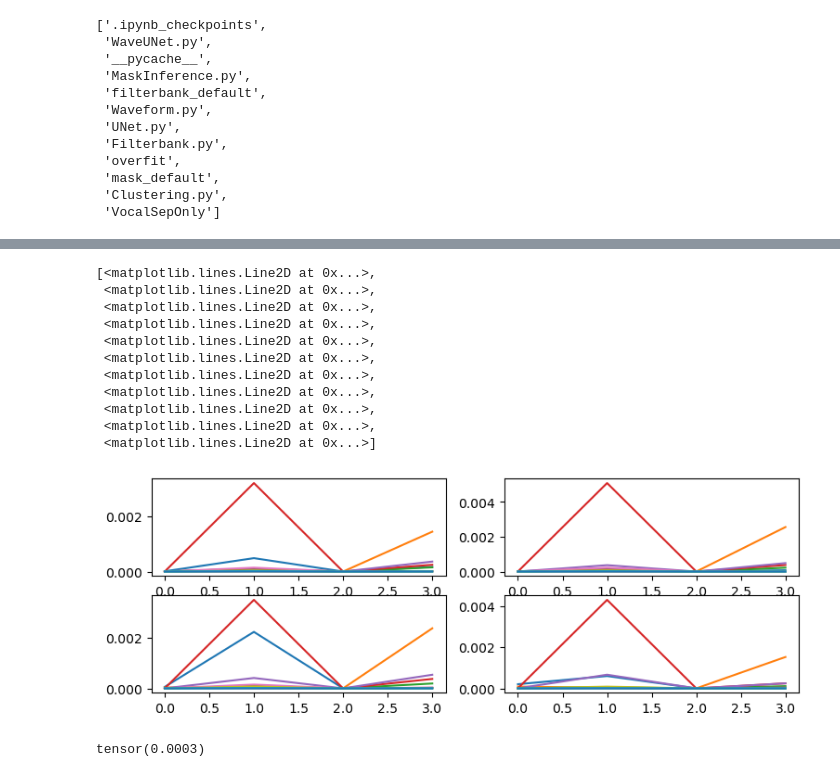
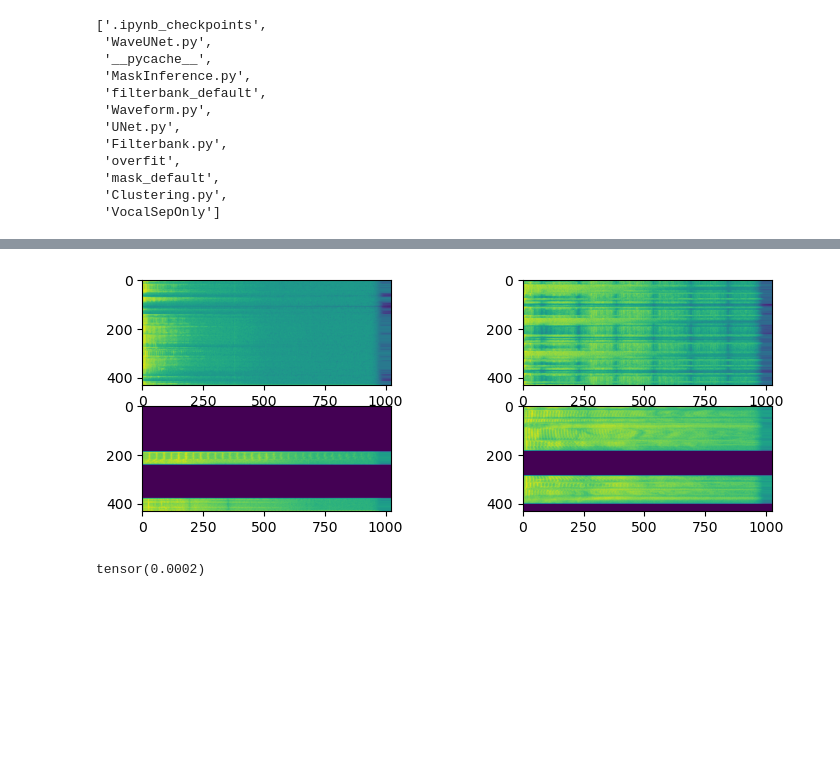
Before and after one commit to kstone40/audio_isolation, a Jupyter notebook: Evaluate_Fit_Model.ipynb, the cells around one changed output, grey strips where cells are left out. Cells and saved outputs as stored; diff of their text form; code cells hidden in the pictures; blank space fills up the shorter version.

```diff
--- a/Evaluate_Fit_Model.ipynb
+++ b/Evaluate_Fit_Model.ipynb
@@ -41,7 +39,7 @@ os.listdir('models/')
 # %%
 model_name = 'overfit'
 #model_name = 'filterbank_default'
-model_name = 'mask_default'
+#model_name = 'mask_default'
 # %%
 model_path = 'models/'+model_name+'/checkpoints/latest.model.pth'
 config_path = 'models/'+model_name+'/configs.yml'
@@ -162,7 +160,14 @@ target = batch[target_key].detach().numpy()
 # %%
-fig, axs = plt.subplots(2,2,figsize=(9,3))
-axs[0,0].plot(out.squeeze()[0,::100].T)
-axs[0,1].plot(out.squeeze()[1,::100].T)
-axs[1,0].plot(out.squeeze()[2,::100].T)
-axs[1,1].plot(out.squeeze()[3,::100].T)
+if model_type in waveform_models:
+    fig, axs = plt.subplots(2,2,figsize=(9,3))
+    axs[0,0].plot(out.squeeze()[0,::100].T)
+    axs[0,1].plot(out.squeeze()[1,::100].T)
+    axs[1,0].plot(out.squeeze()[2,::100].T)
+    axs[1,1].plot(out.squeeze()[3,::100].T)
+else:
+    fig, axs = plt.subplots(2,2,figsize=(9,3))
+    axs[0,0].imshow(np.log(out.squeeze().T[0]+1e-16).T)
+    axs[0,1].imshow(np.log(out.squeeze().T[1]+1e-16).T)
+    axs[1,0].imshow(np.log(out.squeeze().T[2]+1e-16).T)
+    axs[1,1].imshow(np.log(out.squeeze().T[3]+1e-16).T)
 # %% [output]
@@ -181,22 +175,18 @@ axs[1,1].plot(out.squeeze()[3,::100].T)
 # %%
-fig, axs = plt.subplots(2,2,figsize=(9,3))
-axs[0,0].plot(target.squeeze()[0,::100].T)
-axs[0,1].plot(target.squeeze()[1,::100].T)
-axs[1,0].plot(target.squeeze()[2,::100].T)
-axs[1,1].plot(target.squeeze()[3,::100].T)
+if model_type in waveform_models:
+    fig, axs = plt.subplots(2,2,figsize=(9,3))
+    axs[0,0].plot(target.squeeze()[0,::100].T)
+    axs[0,1].plot(target.squeeze()[1,::100].T)
+    axs[1,0].plot(target.squeeze()[2,::100].T)
+    axs[1,1].plot(target.squeeze()[3,::100].T)
+else:
+    fig, axs = plt.subplots(2,2,figsize=(9,3))
+    axs[0,0].imshow(np.log(target.squeeze().T[0]+1e-16).T)
+    axs[0,1].imshow(np.log(target.squeeze().T[1]+1e-16).T)
+    axs[1,0].imshow(np.log(target.squeeze().T[2]+1e-16).T)
+    axs[1,1].imshow(np.log(target.squeeze().T[3]+1e-16).T)
 # %% [output]
-[<matplotlib.lines.Line2D at 0x...>,
- <matplotlib.lines.Line2D at 0x...>,
- <matplotlib.lines.Line2D at 0x...>,
- <matplotlib.lines.Line2D at 0x...>,
- <matplotlib.lines.Line2D at 0x...>,
- <matplotlib.lines.Line2D at 0x...>,
- <matplotlib.lines.Line2D at 0x...>,
- <matplotlib.lines.Line2D at 0x...>,
- <matplotlib.lines.Line2D at 0x...>,
- <matplotlib.lines.Line2D at 0x...>,
- <matplotlib.lines.Line2D at 0x...>]
-[figure, old version]
+[figure, new version]
 # %%
 np.mean((target-out)**2)
 
@@ -206,5 +196,5 @@ loss_fn(torch.tensor(target),torch.tensor(out))
 loss_fn = torch.nn.L1Loss()
 loss_fn(torch.tensor(target),torch.tensor(out))
 # %% [output]
-tensor(0.0003)
+tensor(0.0002)
 # %%
```
Also changed, not shown: parts of 15 cells of this notebook, 9 other files.
